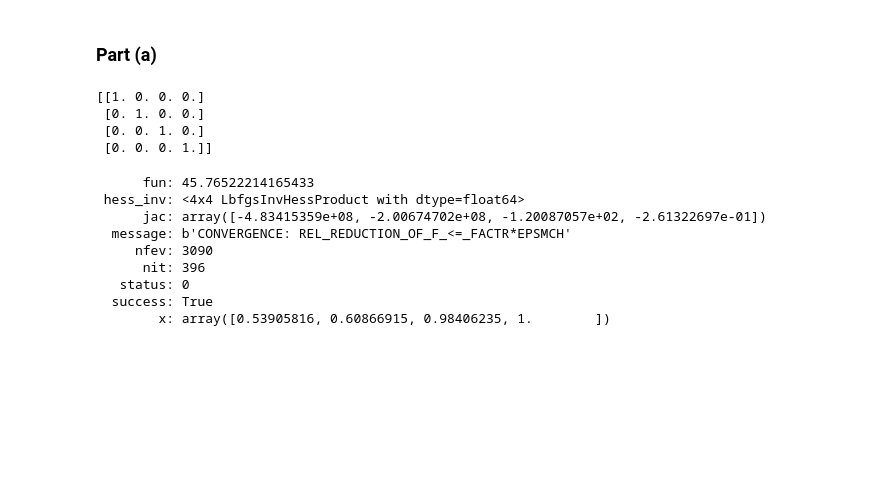
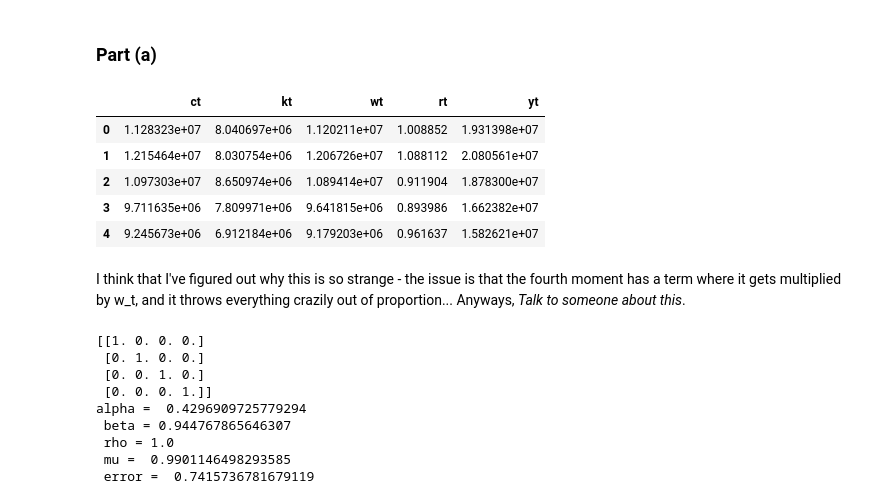
Before and after one commit to mattdbrown17/BootCamp2018, a Jupyter notebook: ProbSets/Econ/ProbSet5/Structural Estimation PSet.ipynb, the cells around one changed output. Saved outputs shown, nothing was run; the diff lists cells and outputs as text; code cells hidden in the pictures; blank space fills up the shorter version.

```diff
--- a/ProbSets/Econ/ProbSet5/Structural Estimation PSet.ipynb
+++ b/ProbSets/Econ/ProbSet5/Structural Estimation PSet.ipynb
@@ -779,7 +806,6 @@ I get an estimate whose error is smaller than the previous error... BUT this est
 data = pd.read_csv('Data/MacroSeries.txt', header=None)
 data.columns = ['ct', 'kt', 'wt', 'rt', 'yt']
 # %%
-
 #Define function to get series of shocks
 def get_z(w, k, alpha):
     '''Get me a series of z's for some series of k and w and a parameter alpha'''
@@ -831,6 +857,15 @@ def datamoments(params, data):
     momvec = np.array([np.mean(moms1), np.mean(moms2), np.mean(moms3), np.mean(moms4)])
     return momvec
 
+def err_vec(params, data, simple = True):
+    moms_mod = np.zeros(4)
+    moms_data = datamoments(params, data)
+    if simple:
+        err_vec = (moms_mod - moms_data)
+    else:
+        err_vec = (moms_mod - moms_data) / moms_data
+    return err_vec
+
 #Define criterion function
 def criterion(params, args):
     '''
@@ -842,15 +877,37 @@ def criterion(params, args):
     the norms of the data moments since the model moments are zero.
     '''
     data, W = args
-    err_vec = datamoments(params, data)
-    err_sum = err_vec.T @ W @ err_vec
+    err = err_vec(params, data)
+    err_sum = err.T @ W @ err
     return err_sum
+# %%
+#Params_guess
+alpha = .42
+beta = .9
+mu = 8
+rho = .74
+params_guess = (alpha, beta, mu, rho)
+W = np.eye(4)
+args = [data, W]
+
+#print(np.sum(err_vec(params_guess, data)**2))
+criterion(params_guess, args)
+data.head()
+# %% [output]
+|  | ct | kt | wt | rt | yt |
+| 0 | 1.128323e+07 | 8.040697e+06 | 1.120211e+07 | 1.008852 | 1.931398e+07 |
+| 1 | 1.215464e+07 | 8.030754e+06 | 1.206726e+07 | 1.088112 | 2.080561e+07 |
+| 2 | 1.097303e+07 | 8.650974e+06 | 1.089414e+07 | 0.911904 | 1.878300e+07 |
+| 3 | 9.711635e+06 | 7.809971e+06 | 9.641815e+06 | 0.893986 | 1.662382e+07 |
+| 4 | 9.245673e+06 | 6.912184e+06 | 9.179203e+06 | 0.961637 | 1.582621e+07 |
+# %% [markdown]
+I think that I've figured out why this is so strange - the issue is that the fourth moment has a term where it gets multiplied by w_t, and it throws everything crazily out of proportion... Anyways, *Talk to someone about this*.
 # %%
 #Params_guess
-alpha = .6
+alpha = .42
 beta = .96
-mu = 20
-rho = .9
+mu = 14
+rho = .95
 params_guess = (alpha, beta, mu, rho)
 W = np.eye(4)
 print(W)
@@ -861,20 +918,22 @@ args = [data, W]
 
 #minimize the criterion function
 results = opt.minimize(criterion, params_guess, args=args, method = 'L-BFGS-B', bounds=((1e-10, 1), (1e-10, 1), (1e-10, None), (-1, 1)))
-results
 
 #criterion([.417, .993, 8, .50], [data, W])
+params_result = results.x
+datamoments(params_result, data)
+print("alpha = ", params_result[0], \
+      "\n beta =", params_result[1], \
+      "\n rho =", params_result[3], \
+      "\n mu = ", params_result[2], \
+      "\n error = ", results.fun)
 # %% [output]
 [[1. 0. 0. 0.]
  [0. 1. 0. 0.]
  [0. 0. 1. 0.]
  [0. 0. 0. 1.]]
+alpha =  0.4296909725779294
+ beta = 0.944767865646307
+ rho = 1.0
+ mu =  0.9901146498293585
+ error =  0.7415736781679119
-      fun: 45.76522214165433
- hess_inv: <4x4 LbfgsInvHessProduct with dtype=float64>
-      jac: array([-4.83415359e+08, -2.00674702e+08, -1.20087057e+02, -2.61322697e-01])
-  message: b'CONVERGENCE: REL_REDUCTION_OF_F_<=_FACTR*EPSMCH'
-     nfev: 3090
-      nit: 396
-   status: 0
-  success: True
-        x: array([0.53905816, 0.60866915, 0.98406235, 1.        ])
```
Also changed, not shown: parts of 21 cells of this notebook, 2 other files.
